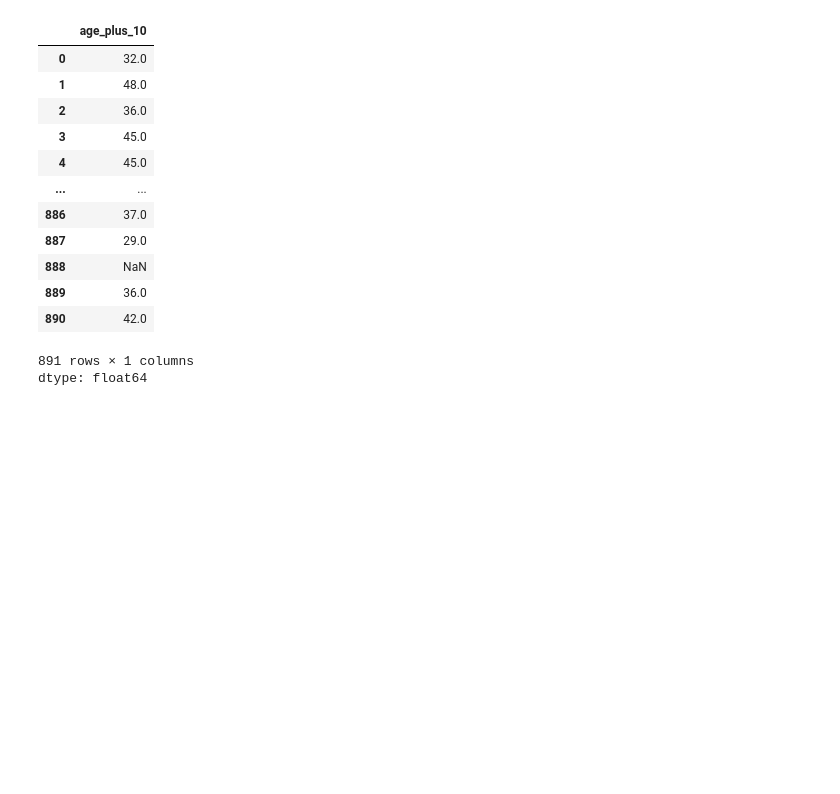
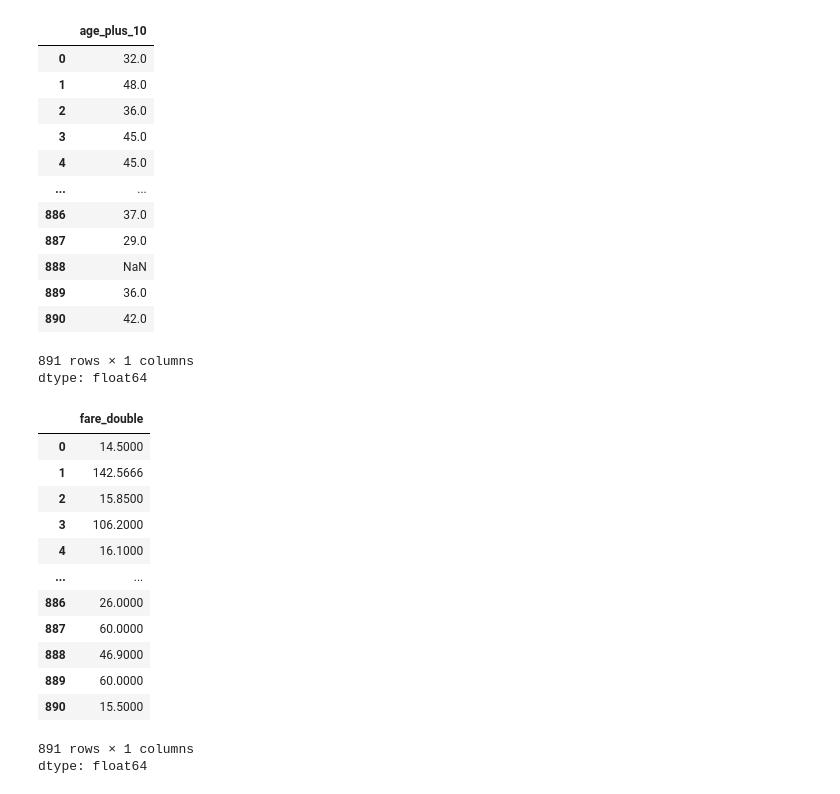
Before and after one commit to Pritishcoder07/AIML-ALGROITHM, a Jupyter notebook: DAY 2 .ipynb, the cells around one changed output. Cells and saved outputs as stored; diff of their text form; code cells hidden in the pictures; blank space fills up the shorter version.

```diff
--- a/DAY 2 .ipynb
+++ b/DAY 2 .ipynb
@@ -410,3 +410,21 @@ df["age_plus_10"]
 | 890 | 42.0 |
 891 rows × 1 columns
 dtype: float64
+# %%
+df["fare_double"] = df["fare"]*2
+df["fare_double"]
+# %% [output]
+|  | fare_double |
+| 0 | 14.5000 |
+| 1 | 142.5666 |
+| 2 | 15.8500 |
+| 3 | 106.2000 |
+| 4 | 16.1000 |
+| ... | ... |
+| 886 | 26.0000 |
+| 887 | 60.0000 |
+| 888 | 46.9000 |
+| 889 | 60.0000 |
+| 890 | 15.5000 |
+891 rows × 1 columns
+dtype: float64
```
